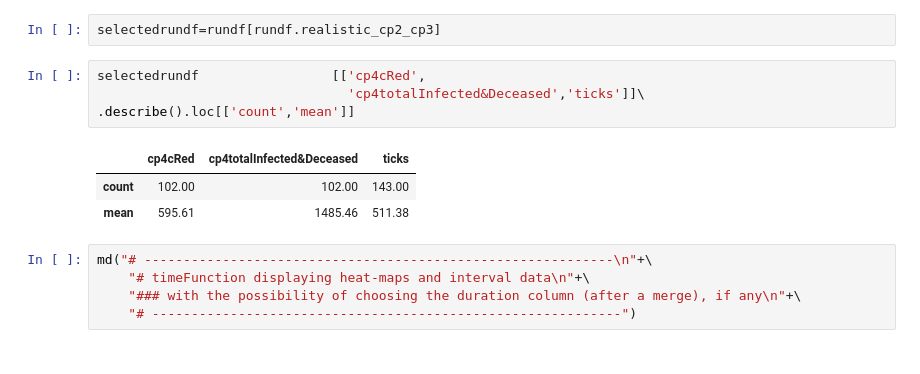
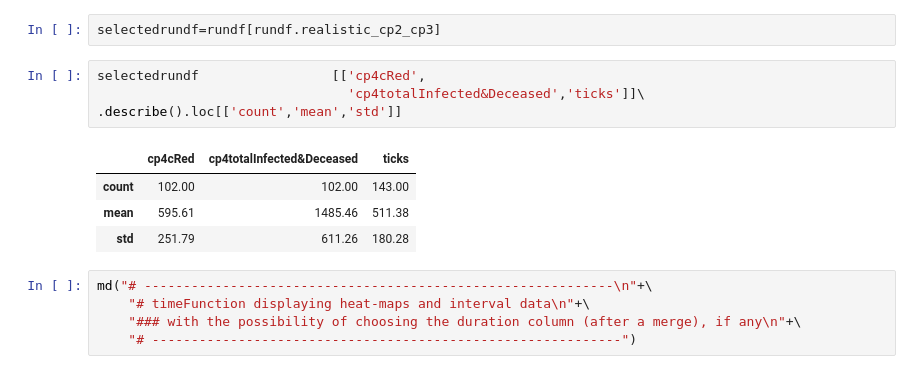
Before and after one commit to terna/readSIsaR_BatchResults, a Jupyter notebook: selectResults1kStableSeedsCPoints_basicControlB_schoolOpenSeptChangingWorldNewStart_plusHMlog.ipynb, the cells around one changed output. Saved outputs shown, nothing was run; the diff lists cells and outputs as text.

```diff
--- a/selectResults1kStableSeedsCPoints_basicControlB_schoolOpenSeptChangingWorldNewStart_plusHMlog.ipynb
+++ b/selectResults1kStableSeedsCPoints_basicControlB_schoolOpenSeptChangingWorldNewStart_plusHMlog.ipynb
@@ -247,11 +247,12 @@ selectedrundf=rundf[rundf.realistic_cp2_cp3]
 # %%
 selectedrundf                 [['cp4cRed',
                                 'cp4totalInfected&Deceased','ticks']]\
-.describe().loc[['count','mean']]
+.describe().loc[['count','mean','std']]
 # %% [output]
 |  | cp4cRed | cp4totalInfected&Deceased | ticks |
 | count | 102.00 | 102.00 | 143.00 |
 | mean | 595.61 | 1485.46 | 511.38 |
+| std | 251.79 | 611.26 | 180.28 |
 # %%
 md("# ------------------------------------------------------------\n"+\
     "# timeFunction displaying heat-maps and interval data\n"+\
```
Also changed, not shown: 3 other files.
